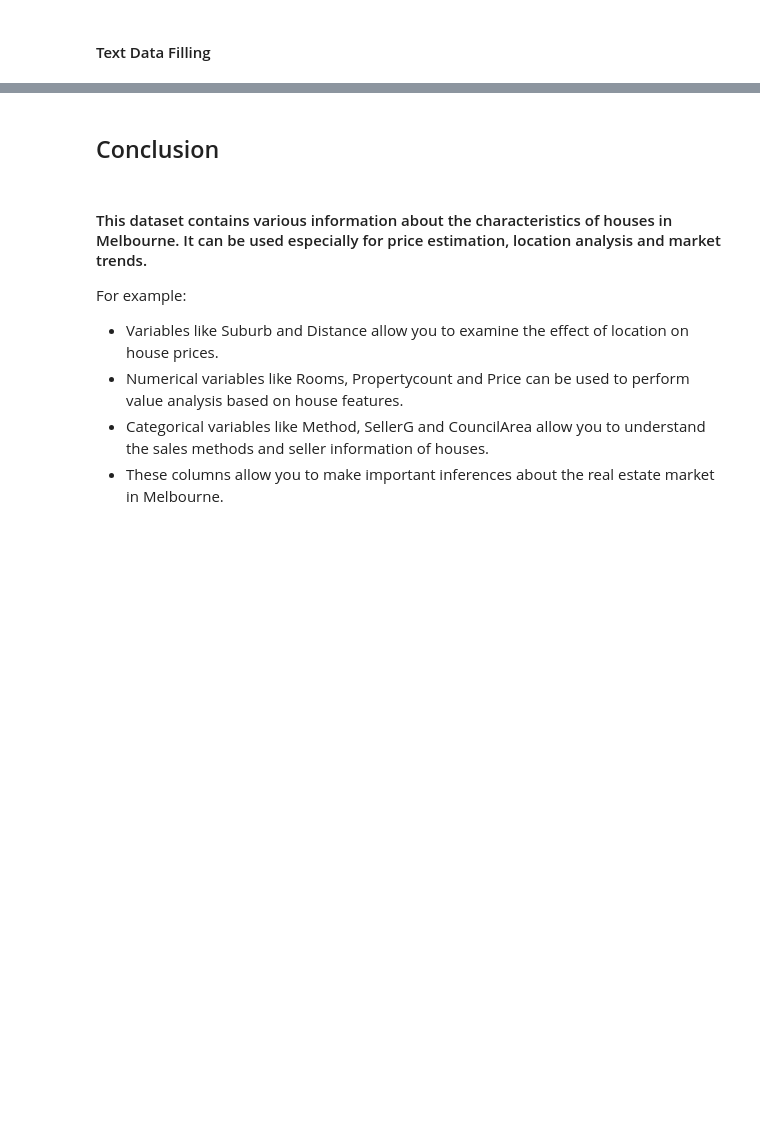
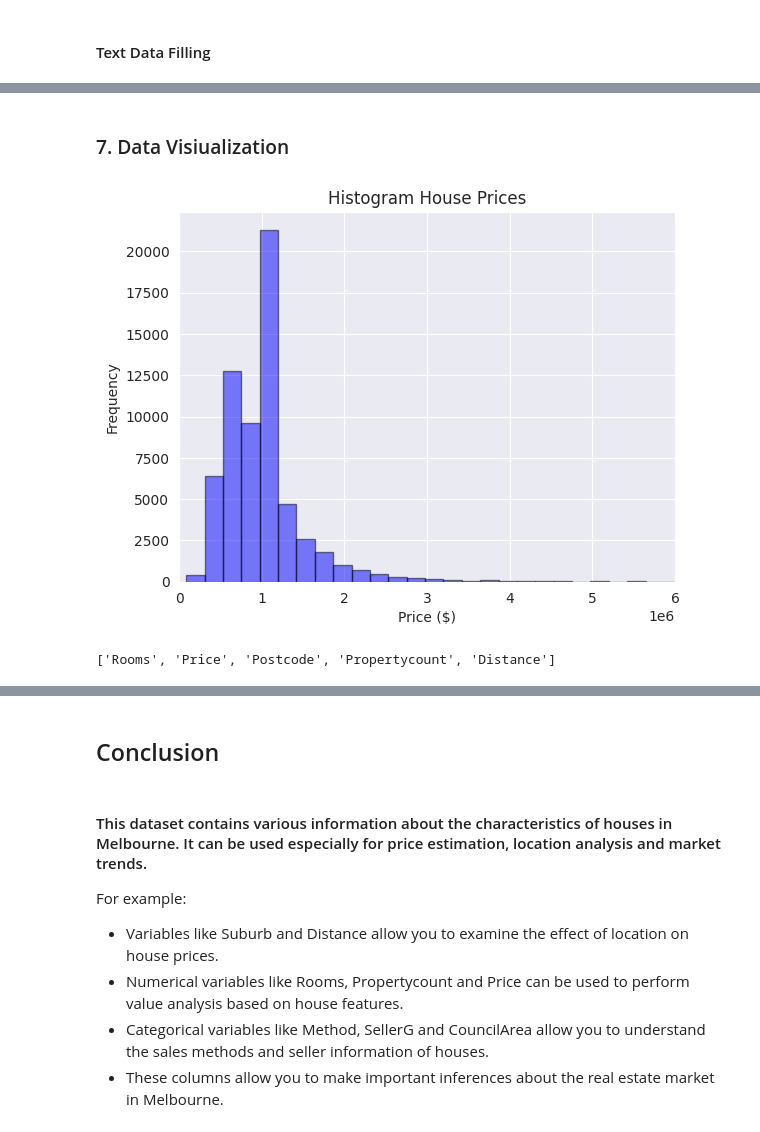
Before and after one commit to izzet-ozdemir/Melbourne_Hosing_Market_EDA, a Jupyter notebook: Melbourne_Housing_Market_Data_Analysis.ipynb, the cells around one changed output, grey strips where cells are left out. Cells and saved outputs as stored; diff of their text form; code cells hidden in the pictures; blank space fills up the shorter version.

```diff
--- a/Melbourne_Housing_Market_Data_Analysis.ipynb
+++ b/Melbourne_Housing_Market_Data_Analysis.ipynb
@@ -252,0 +419,16 @@ df5.isna().sum()
+# %% [markdown]
+### 7. Data Visiualization
+# %%
+num_bins = 50
+n, bins, patches = plt.hist(df5.Price, num_bins, color='b', alpha=0.5, histtype = 'bar', ec = 'black')
+plt.ylabel ('Frequency')
+plt.xlabel ('Price ($)')
+plt.xlim([0, 6000000])
+plt.title ('Histogram House Prices')
+plt.show()
+# %% [output]
+[figure, added]
+# %%
+print(numerical_features)
+# %% [output]
+['Rooms', 'Price', 'Postcode', 'Propertycount', 'Distance']
```
Also changed, not shown: parts of 47 cells of this notebook.
